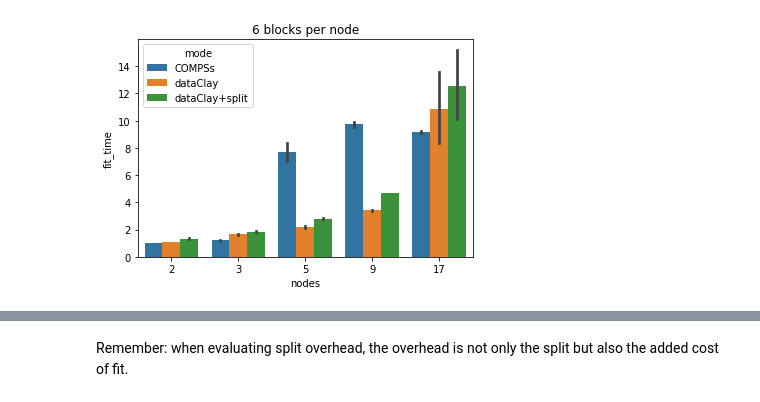
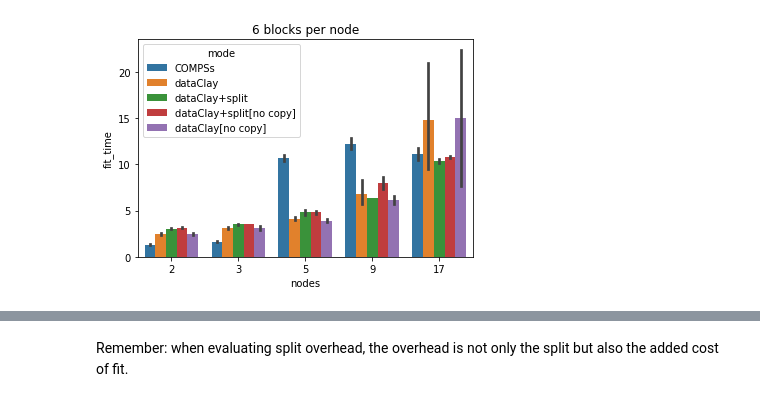
Before and after one commit to bsc-dom/split-miniapps, a Jupyter notebook: analysis/neighbors.ipynb, the cells around one changed output, grey strips where cells are left out. Cells and saved outputs as stored; diff of their text form; code cells hidden in the pictures.

```diff
--- a/analysis/neighbors.ipynb
+++ b/analysis/neighbors.ipynb
@@ -25,9 +25,6 @@ df.query("start_ts > '2022-06-01'", inplace=True)
 
 # Some bogus executions when testing copy stuff flags
 df.query("(id < 24082000) or (id > 24083000)", inplace=True)
-
-# I botched up a series of execution that are useless
-df.query("n_blocks_fit >= ((nodes - 1) * 2)", inplace=True)
 # %%
 edf = df.explode("kneighbors_time").sort_values('mode')
 edf['kneighbors_time'] = edf['kneighbors_time'].astype(float)
@@ -79,9 +77,9 @@ data.groupby(["nodes", "mode"]).mean()
 |  | dataClay+split[no copy] | 2.408348e+07 | 1.0 | 1.0 | 2.0 | 48.0 | 1.0 | ... |
 |  | dataClay[no copy] | 2.408348e+07 | 1.0 | 0.0 | 2.0 | 48.0 | 1.0 | ... |
 # %%
-data = edf.query('(nodes - 1) * 2 == n_blocks_fit')
+data = edf.query('(nodes - 1) * 6 == n_blocks_fit')
 sns.barplot(data=data, x="nodes", hue="mode", y="fit_time")
 plt.title("6 blocks per node")
 plt.show()
 # %% [output]
-[figure, old version]
+[figure, new version]
```
Also changed, not shown: parts of 14 cells of this notebook, 52 other files.
